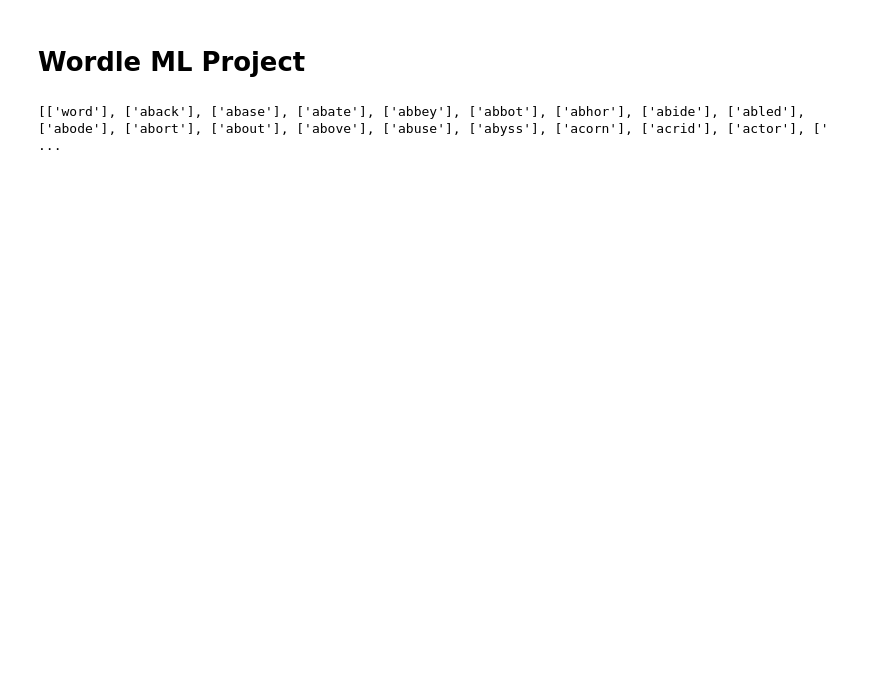
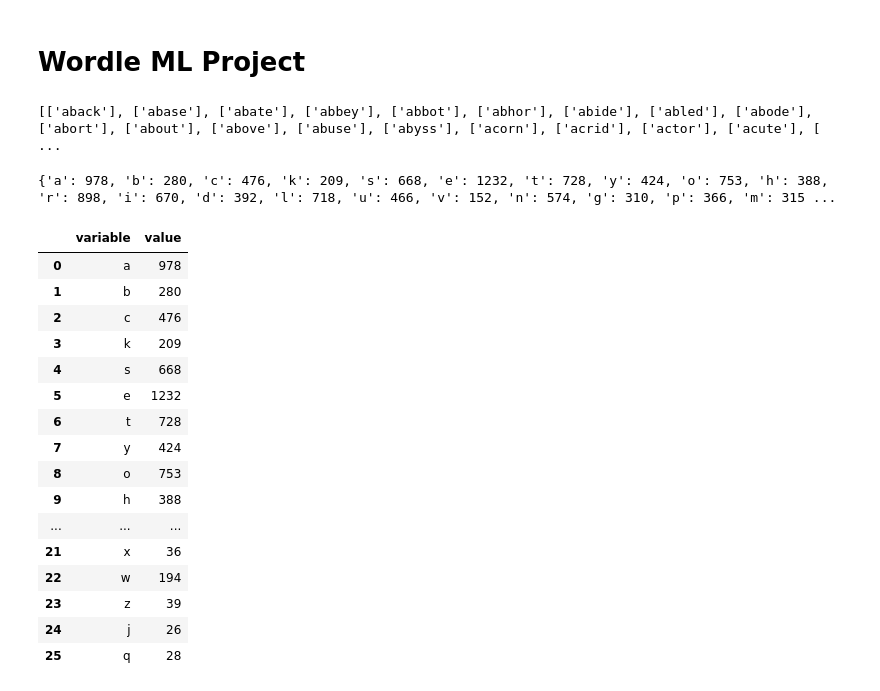
Before and after one commit to Dmac500/ML-Final-Project, a Jupyter notebook: ML FINAL PROJECT.ipynb, the cells around one changed output. Cells and saved outputs as stored; diff of their text form; code cells hidden in the pictures; blank space fills up the shorter version.

```diff
--- a/ML FINAL PROJECT.ipynb
+++ b/ML FINAL PROJECT.ipynb
@@ -12,7 +17,26 @@ csv_reader = csv.reader(file)
 lists_from_csv = []
 for row in csv_reader:
     lists_from_csv.append(row)
-
+lists_from_csv.pop(0)
 print(lists_from_csv)
 # %% [output]
-[['word'], ['aback'], ['abase'], ['abate'], ['abbey'], ['abbot'], ['abhor'], ['abide'], ['abled'], ['abode'], ['abort'], ['about'], ['above'], ['abuse'], ['abyss'], ['acorn'], ['acrid'], ['actor'], [' ...
+[['aback'], ['abase'], ['abate'], ['abbey'], ['abbot'], ['abhor'], ['abide'], ['abled'], ['abode'], ['abort'], ['about'], ['above'], ['abuse'], ['abyss'], ['acorn'], ['acrid'], ['actor'], ['acute'], [ ...
+# %%
+dic = {}
+
+
+for i in lists_from_csv:
+    for j in i:
+        for k in j:
+            if k in dic:
+                val = dic[k]
+                dic[k] = val + 1
+            else:
+                dic[k] = 0
+
+
+print(dic)
+
+lettercountdf = pd.DataFrame([dic])
+# %% [output]
+{'a': 978, 'b': 280, 'c': 476, 'k': 209, 's': 668, 'e': 1232, 't': 728, 'y': 424, 'o': 753, 'h': 388, 'r': 898, 'i': 670, 'd': 392, 'l': 718, 'u': 466, 'v': 152, 'n': 574, 'g': 310, 'p': 366, 'm': 315 ...
@@ -18,0 +45,21 @@ print(lists_from_csv)
+# %%
+fix=pd.melt(lettercountdf)
+fix
+# %% [output]
+|  | variable | value |
+| 0 | a | 978 |
+| 1 | b | 280 |
+| 2 | c | 476 |
+| 3 | k | 209 |
+| 4 | s | 668 |
+| 5 | e | 1232 |
+| 6 | t | 728 |
+| 7 | y | 424 |
+| 8 | o | 753 |
+| 9 | h | 388 |
+| ... | ... | ... |
+| 21 | x | 36 |
+| 22 | w | 194 |
+| 23 | z | 39 |
+| 24 | j | 26 |
+| 25 | q | 28 |
```
Also changed, not shown: parts of 18 cells of this notebook.
